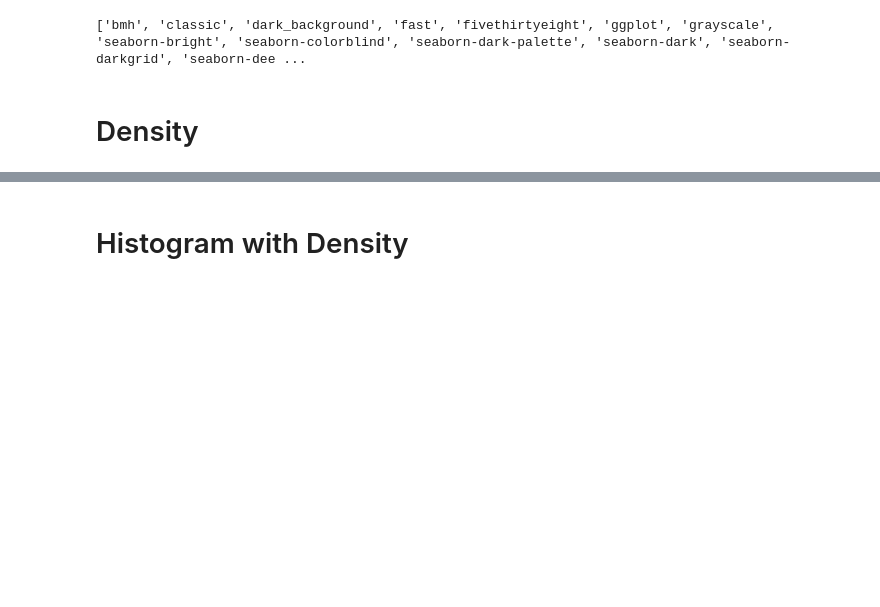
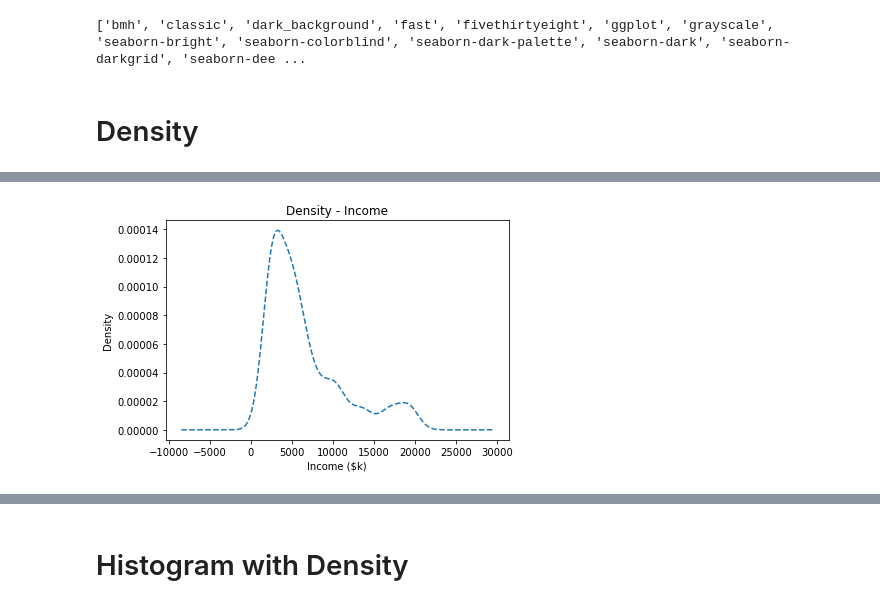
Before and after one commit to KunaalNaik/Python_Data_Science_Course, a Jupyter notebook: 3 - Visualization/Jigsaw IPBA 10 EDA/Univariate/Univariate_Inclass.ipynb, the cells around one changed output, grey strips where cells are left out. Cells and saved outputs as stored; diff of their text form; code cells hidden in the pictures; blank space fills up the shorter version.

```diff
--- a/3 - Visualization/Jigsaw IPBA 10 EDA/Univariate/Univariate_Inclass.ipynb
+++ b/3 - Visualization/Jigsaw IPBA 10 EDA/Univariate/Univariate_Inclass.ipynb
@@ -64,0 +67,8 @@ print(plt.style.available)
+# %%
+data['Income'].plot(kind = 'density', ls = '--')
+plt.xlabel('Income ($k)')
+plt.title('Density - Income')
+plt.tight_layout()
+plt.show()
+# %% [output]
+[figure, added]
```
Also changed, not shown: parts of 20 cells of this notebook, 1 other file.
